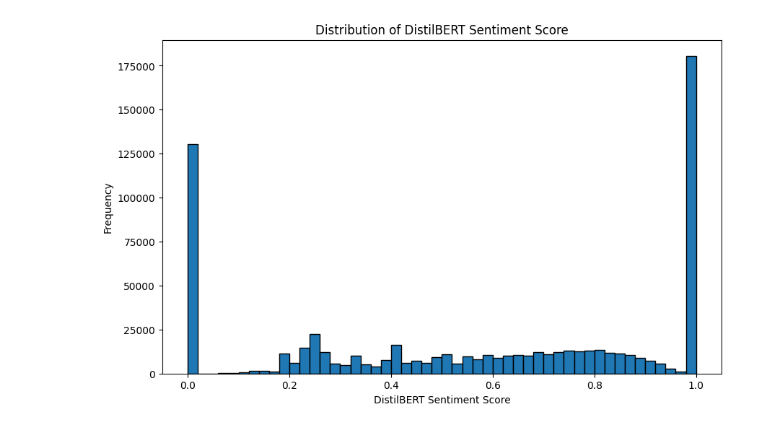
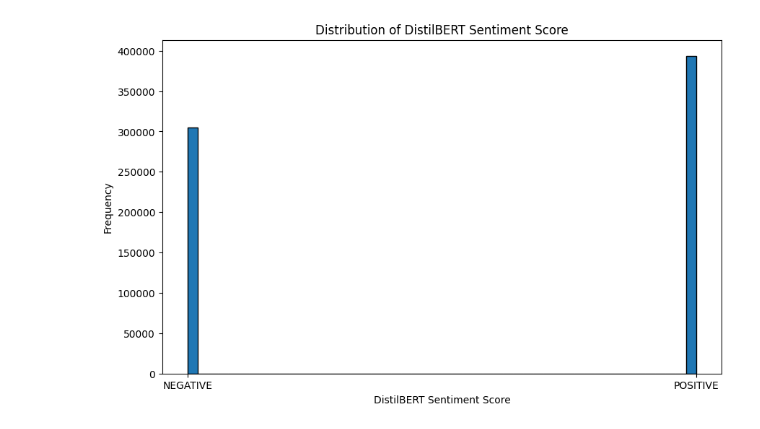
Before and after one commit to mikolaj2268/review_radar, a Jupyter notebook: models_comparison/sentiment_comparison.ipynb, the cells around one changed output. Cells and saved outputs as stored; diff of their text form; code cells hidden in the pictures.

Commit message:
added comparison of sentiment models

```diff
--- a/models_comparison/sentiment_comparison.ipynb
+++ b/models_comparison/sentiment_comparison.ipynb
@@ -17,12 +17,12 @@ df.head()
 # %%
 import matplotlib.pyplot as plt
 
 # Plot the distribution of distilbert_sentiment_score
 plt.figure(figsize=(10, 6))
-plt.hist(df['vader_neu'], bins=50, edgecolor='k')
+plt.hist(df['distilbert_sentiment_label'], bins=50, edgecolor='k')
 plt.title('Distribution of DistilBERT Sentiment Score')
 plt.xlabel('DistilBERT Sentiment Score')
 plt.ylabel('Frequency')
 plt.show()
 # %% [output]
-[figure, old version]
+[figure, new version]
```
Also changed, not shown: parts of 2 cells of this notebook.
